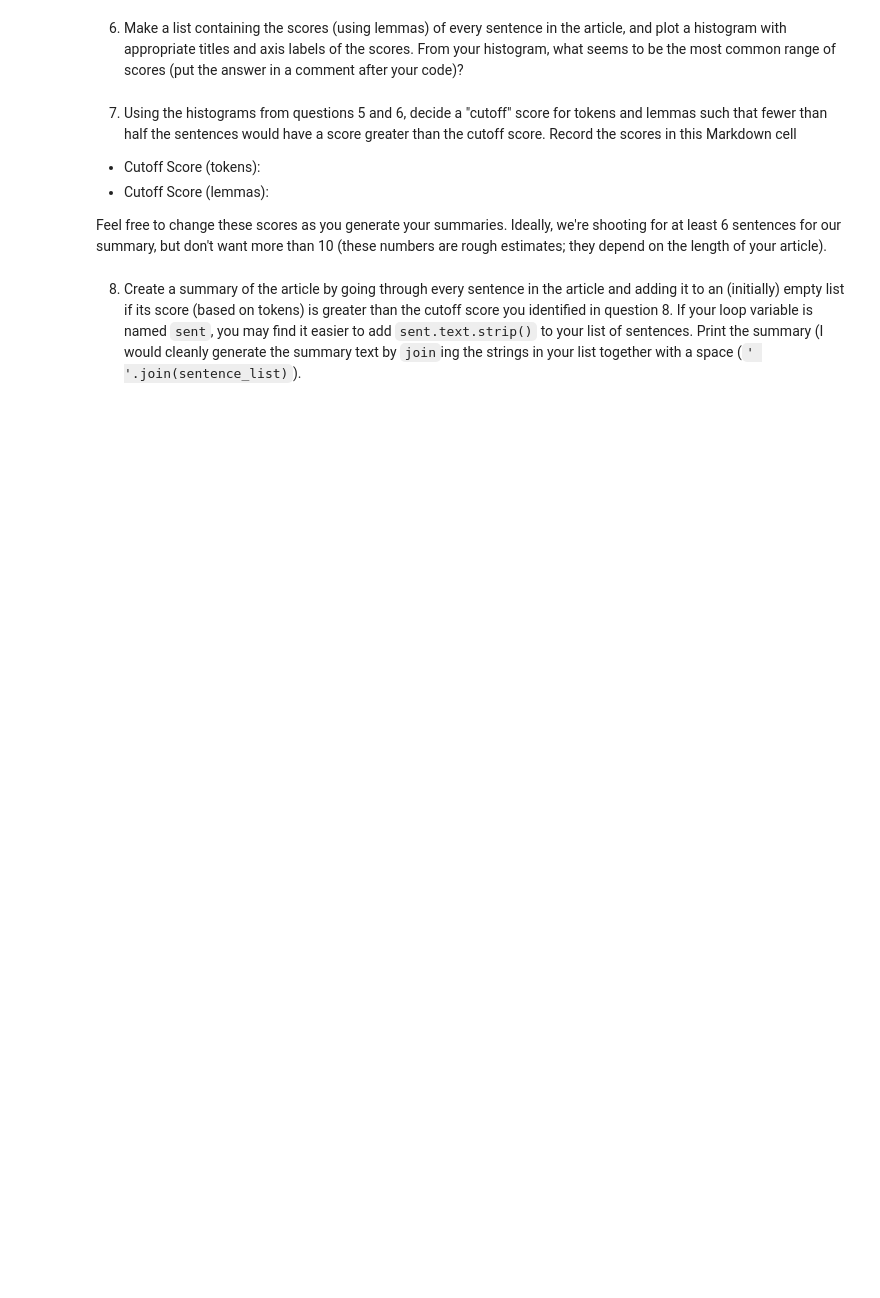
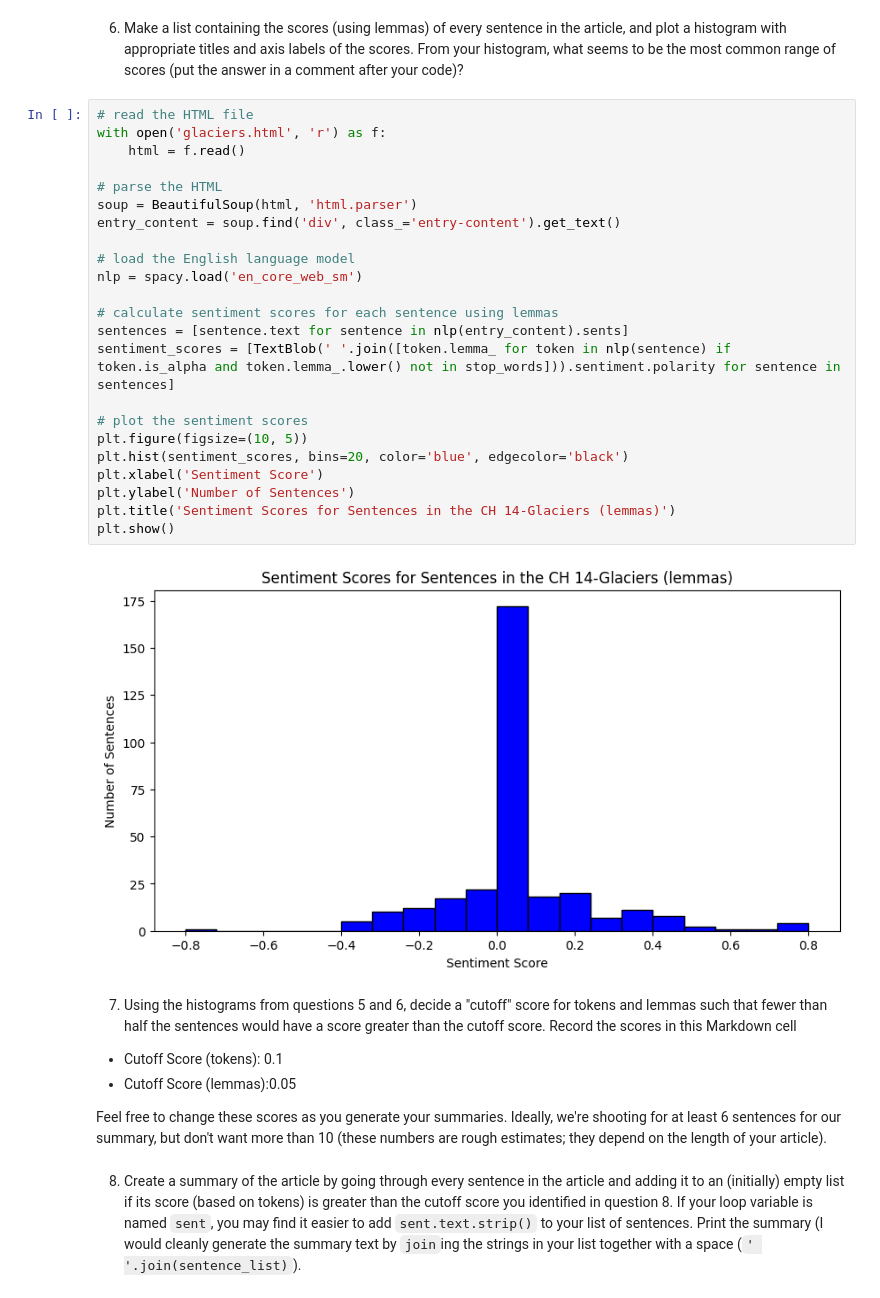
Before and after one commit to drpafowler/module-07-philip-v2, a Jupyter notebook: article-summarizer.ipynb, the cells around one changed output. Drawn from its saved outputs; the diff is of its cells as text; blank space fills up the shorter version.

```diff
--- a/article-summarizer.ipynb
+++ b/article-summarizer.ipynb
@@ -74,10 +232,35 @@ An Introduction to Geology
 # %% [markdown]
 6. Make a list containing the scores (using lemmas) of every sentence in the article, and plot a histogram with appropriate titles and axis labels of the scores.  From your histogram, what seems to be the most common range of scores (put the answer in a comment after your code)?
+# %%
+# read the HTML file
+with open('glaciers.html', 'r') as f:
+    html = f.read()
+
+# parse the HTML
+soup = BeautifulSoup(html, 'html.parser')
+entry_content = soup.find('div', class_='entry-content').get_text()
+
+# load the English language model
+nlp = spacy.load('en_core_web_sm')
+
+# calculate sentiment scores for each sentence using lemmas
+sentences = [sentence.text for sentence in nlp(entry_content).sents]
+sentiment_scores = [TextBlob(' '.join([token.lemma_ for token in nlp(sentence) if token.is_alpha and token.lemma_.lower() not in stop_words])).sentiment.polarity for sentence in sentences]
+
+# plot the sentiment scores
+plt.figure(figsize=(10, 5))
+plt.hist(sentiment_scores, bins=20, color='blue', edgecolor='black')
+plt.xlabel('Sentiment Score')
+plt.ylabel('Number of Sentences')
+plt.title('Sentiment Scores for Sentences in the CH 14-Glaciers (lemmas)')
+plt.show()
+# %% [output]
+[figure, added]
 # %% [markdown]
 7. Using the histograms from questions 5 and 6, decide a "cutoff" score for tokens and lemmas such that fewer than half the sentences would have a score greater than the cutoff score.  Record the scores in this Markdown cell
 
-* Cutoff Score (tokens):
-* Cutoff Score (lemmas):
+* Cutoff Score (tokens): 0.1
+* Cutoff Score (lemmas):0.05
 
 Feel free to change these scores as you generate your summaries.  Ideally, we're shooting for at least 6 sentences for our summary, but don't want more than 10 (these numbers are rough estimates; they depend on the length of your article).
 # %% [markdown]
```
Also changed, not shown: parts of 14 cells of this notebook, 2 other files.
